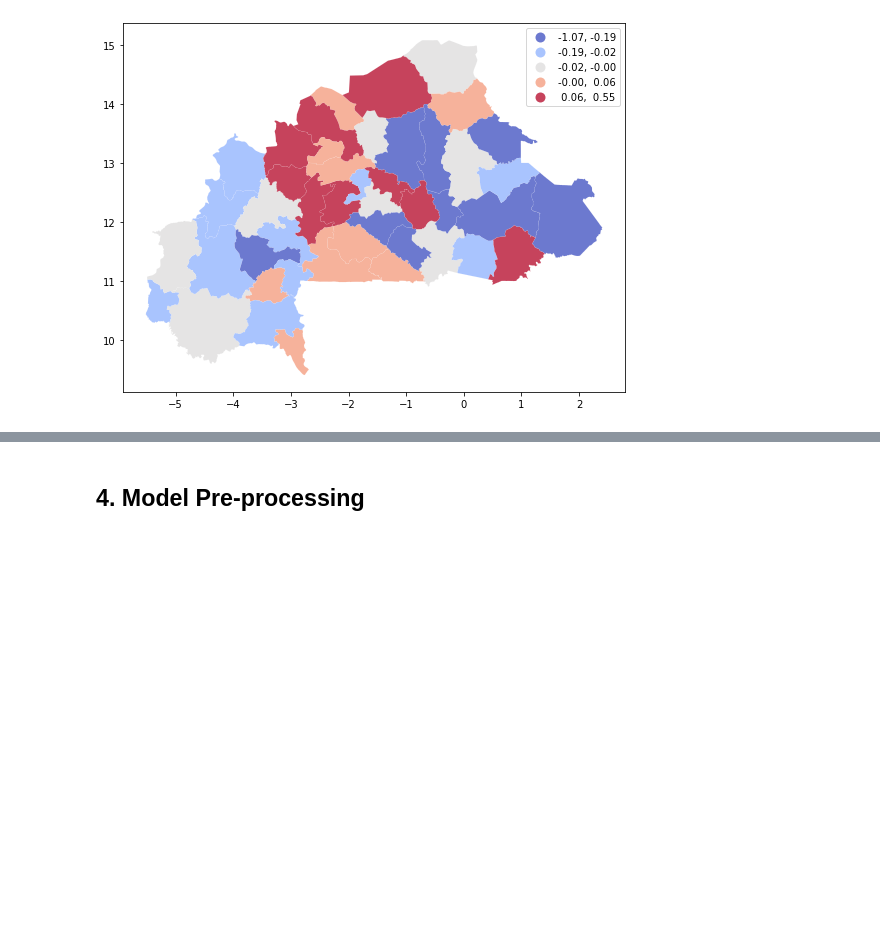
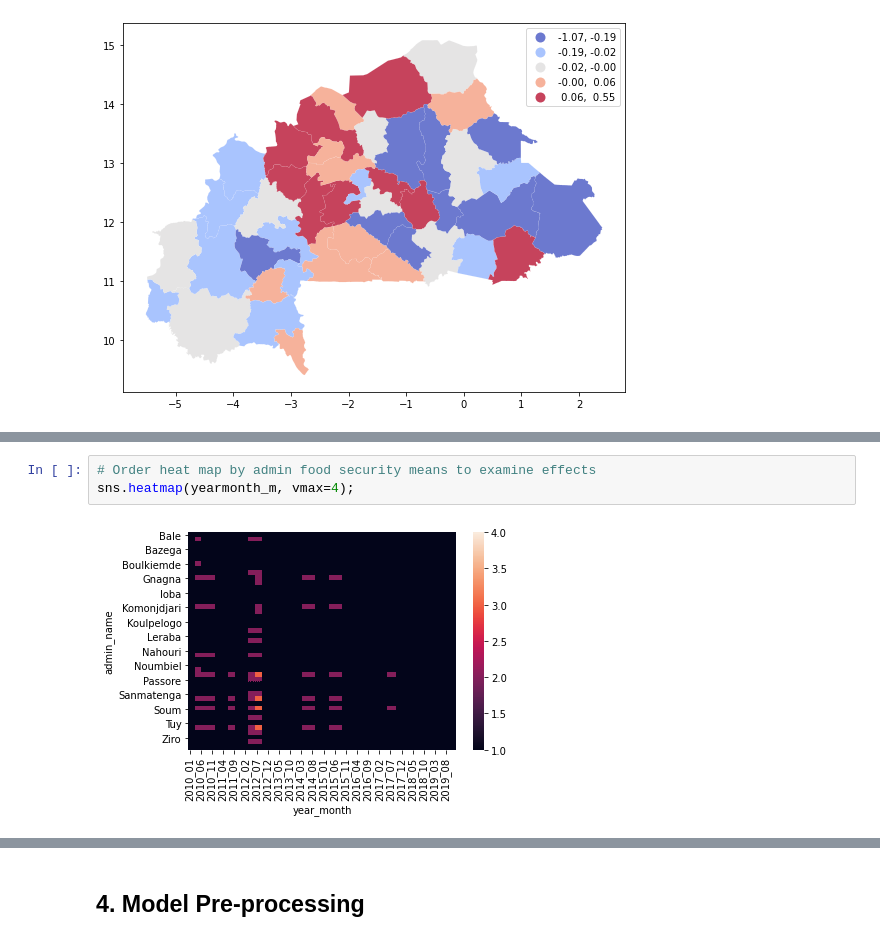
Before and after one commit to Claudia-Offner/MapAction_Dissertation, a Jupyter notebook: EDA.ipynb, the cells around one changed output, grey strips where cells are left out. Saved outputs shown, nothing was run; the diff lists cells and outputs as text; blank space fills up the shorter version.

```diff
--- a/EDA.ipynb
+++ b/EDA.ipynb
@@ -196,0 +209,5 @@ shape.plot(column='Is', cmap='coolwarm', scheme='quantiles',
+# %%
+# Order heat map by admin food security means to examine effects
+sns.heatmap(yearmonth_m, vmax=4);
+# %% [output]
+[figure, added]
```
Also changed, not shown: parts of 4 cells of this notebook.
